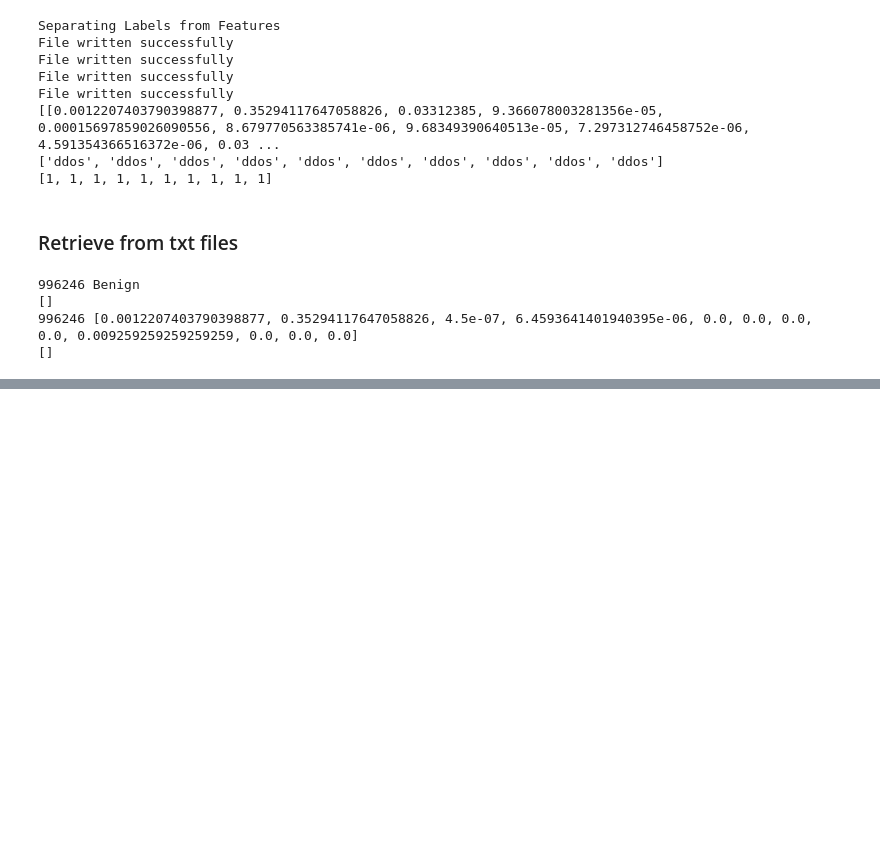
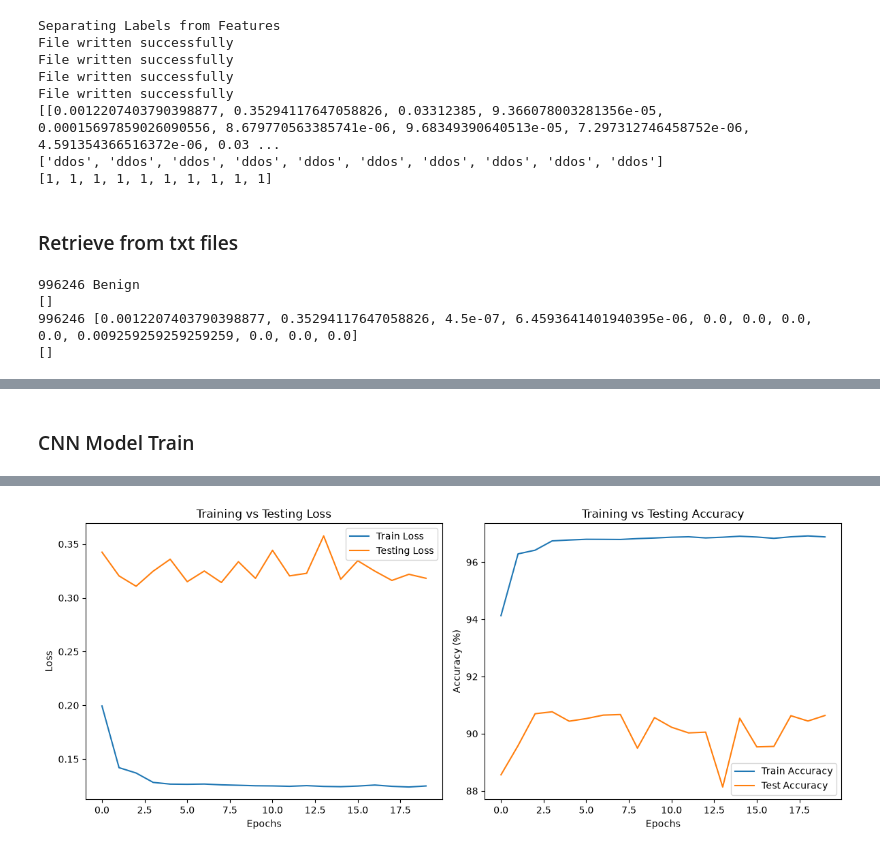
Before and after one commit to Said-Ikki/CyberSecurityAnalysis_WithML, a Jupyter notebook: ANN_Torch_CSML.ipynb, the cells around one changed output, grey strips where cells are left out. Drawn from its saved outputs; the diff is of its cells as text; code cells hidden in the pictures; blank space fills up the shorter version.

Commit message:
i made a mistake with the cnns so i trained two of em this time

```diff
--- a/ANN_Torch_CSML.ipynb
+++ b/ANN_Torch_CSML.ipynb
@@ -177,6 +217,26 @@ def create_model(layer_1_units=32, layer_2_units=2, learning_rate=0.001, dropout
     optimizer = optim.Adam(model.parameters(), lr=learning_rate)
 
     return model, criterion, optimizer
+
+def create_cnn(layer_1_units=32, layer_2_units=2, learning_rate=0.001, dropout_rate=0.2):
+    model = CNN(layer_1_units, layer_2_units, dropout_rate)
+
+    # Define loss function and optimizer
+    criterion = nn.CrossEntropyLoss()  # Softmax is included in CrossEntropyLoss
+    #optimizer = optim.SGD(model.parameters(), lr=learning_rate)
+    optimizer = optim.Adam(model.parameters(), lr=learning_rate)
+
+    return model, criterion, optimizer
+
+def create_paper(layer_1_units=32, layer_2_units=2, learning_rate=0.001, dropout_rate=0.2):
+    model = PaperModel(layer_1_units, layer_2_units, dropout_rate)
+
+        # Define loss function and optimizer
+    criterion = nn.CrossEntropyLoss()  # Softmax is included in CrossEntropyLoss
+        #optimizer = optim.SGD(model.parameters(), lr=learning_rate)
+    optimizer = optim.Adam(model.parameters(), lr=learning_rate)
+
+    return model, criterion, optimizer
 # %%
 model, criterion, optimizer = create_model()
 
@@ -597,0 +658,19 @@ Test Loss: 0.1239, Test Accuracy: 94.77%, F1 Score: 0.9731
+# %% [markdown]
+### CNN Model Train
+# %%
+device = torch.device("cuda" if torch.cuda.is_available() else "cpu")  # Use GPU if available
+model, criterion, optimizer = create_cnn()
+train_losses, train_accuracies, val_losses, val_accuracies = train_model(
+    model, train_loader, test_loader, criterion, optimizer, num_epochs=20, device=device
+)
+
+import pickle
+
+torch.save(model, "model_cnn_v1.pt")
+
+# Test the model and calculate F1 score
+accuracy, avg_test_loss, f1 = test_model(model, test_loader, device=device)
+
+# Plot the training vs validation metrics
+plot_training_vs_validation(train_losses, val_losses, train_accuracies, val_accuracies)
+# %% [output]
@@ -597,0 +694 @@ Test Loss: 0.1239, Test Accuracy: 94.77%, F1 Score: 0.9731
+[figure, added]
```
Also changed, not shown: parts of 6 cells of this notebook, 3 other files.
